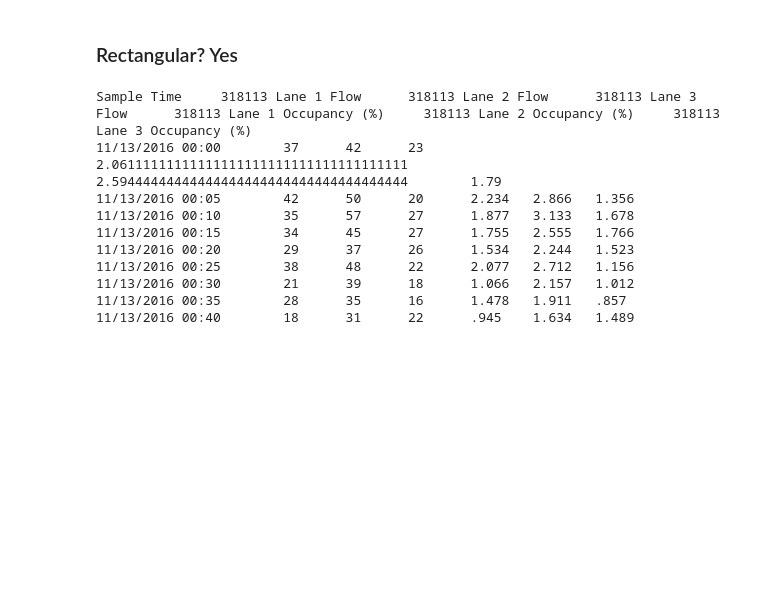
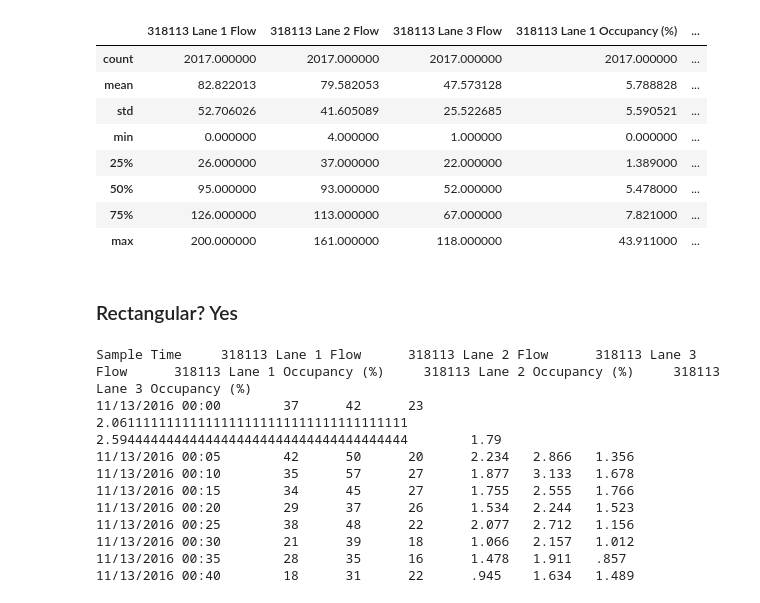
Before and after one commit to dovahcrow/ds100, a Jupyter notebook: course5.ipynb, the cells around one changed output. Cells and saved outputs as stored; diff of their text form; code cells hidden in the pictures; blank space fills up the shorter version.

```diff
--- a/course5.ipynb
+++ b/course5.ipynb
@@ -13,3 +17,15 @@ import calendar
+# %%
+df.describe()
+# %% [output]
+|  | 318113 Lane 1 Flow | 318113 Lane 2 Flow | 318113 Lane 3 Flow | 318113 Lane 1 Occupancy (%) | ... |
+| count | 2017.000000 | 2017.000000 | 2017.000000 | 2017.000000 | ... |
+| mean | 82.822013 | 79.582053 | 47.573128 | 5.788828 | ... |
+| std | 52.706026 | 41.605089 | 25.522685 | 5.590521 | ... |
+| min | 0.000000 | 4.000000 | 1.000000 | 0.000000 | ... |
+| 25% | 26.000000 | 37.000000 | 22.000000 | 1.389000 | ... |
+| 50% | 95.000000 | 93.000000 | 52.000000 | 5.478000 | ... |
+| 75% | 126.000000 | 113.000000 | 67.000000 | 7.821000 | ... |
+| max | 200.000000 | 161.000000 | 118.000000 | 43.911000 | ... |
 # %% [markdown]
 ### Rectangular? Yes
 # %%
```
Also changed, not shown: parts of 5 cells of this notebook, 4 other files.
